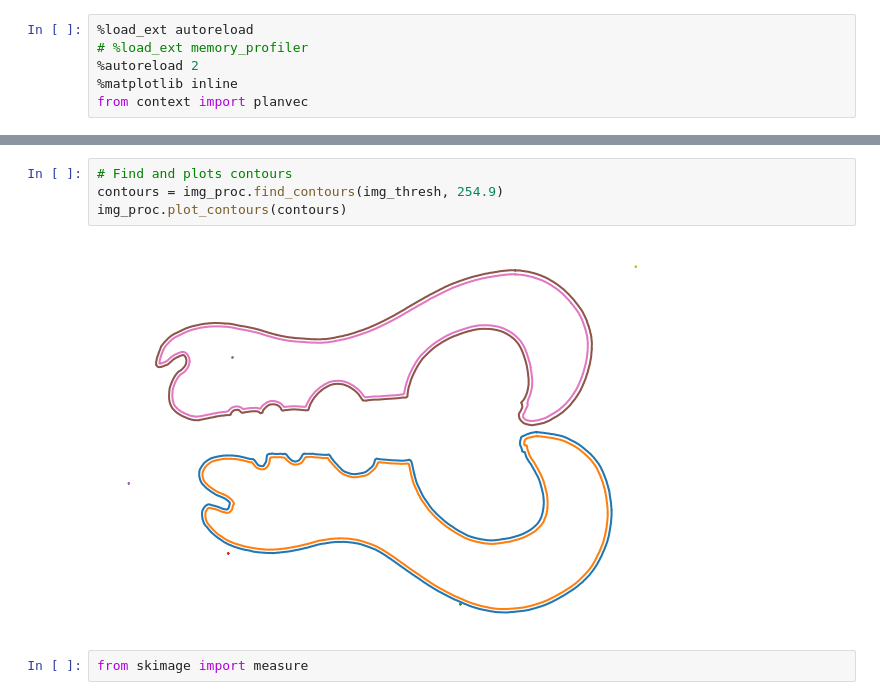
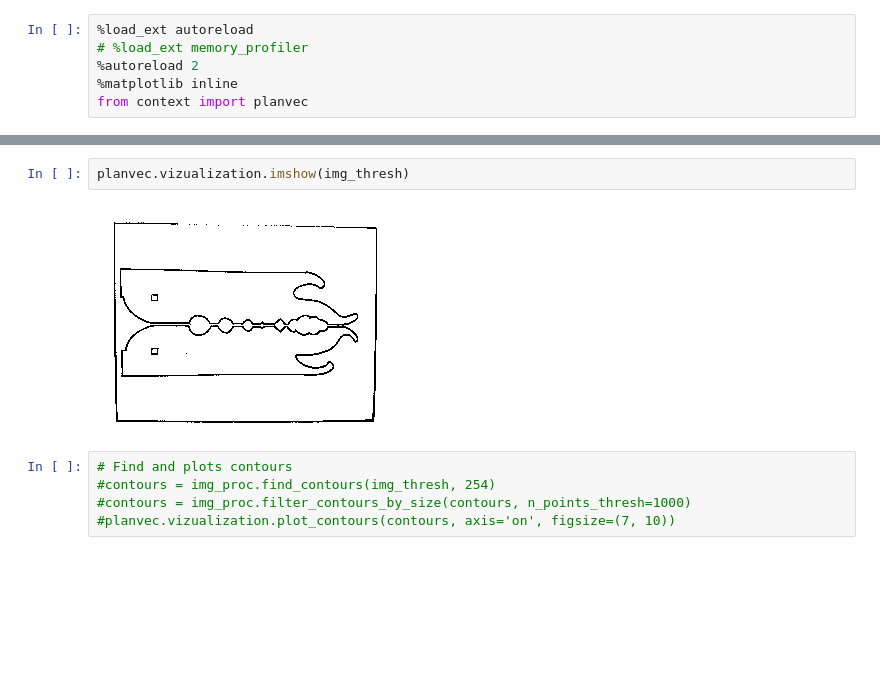
Before and after one commit to cybathlon-at-school/planvec, a Jupyter notebook: notebooks/img_vectorization.ipynb, the cells around one changed output, grey strips where cells are left out. Saved outputs shown, nothing was run; the diff lists cells and outputs as text; blank space fills up the shorter version.

```diff
--- a/notebooks/img_vectorization.ipynb
+++ b/notebooks/img_vectorization.ipynb
@@ -31,9 +40,10 @@ img_proc.imshow_grey(img_thresh, figsize=(10,7))
+# %%
+planvec.vizualization.imshow(img_thresh)
+# %% [output]
+[figure, added]
 # %%
 # Find and plots contours
-contours = img_proc.find_contours(img_thresh, 254.9)
-img_proc.plot_contours(contours)
+#contours = img_proc.find_contours(img_thresh, 254)
+#contours = img_proc.filter_contours_by_size(contours, n_points_thresh=1000)
+#planvec.vizualization.plot_contours(contours, axis='on', figsize=(7, 10))
-# %% [output]
-[figure, removed]
-# %%
-from skimage import measure
 # %%
```
Also changed, not shown: parts of 18 cells of this notebook, 6 other files.
